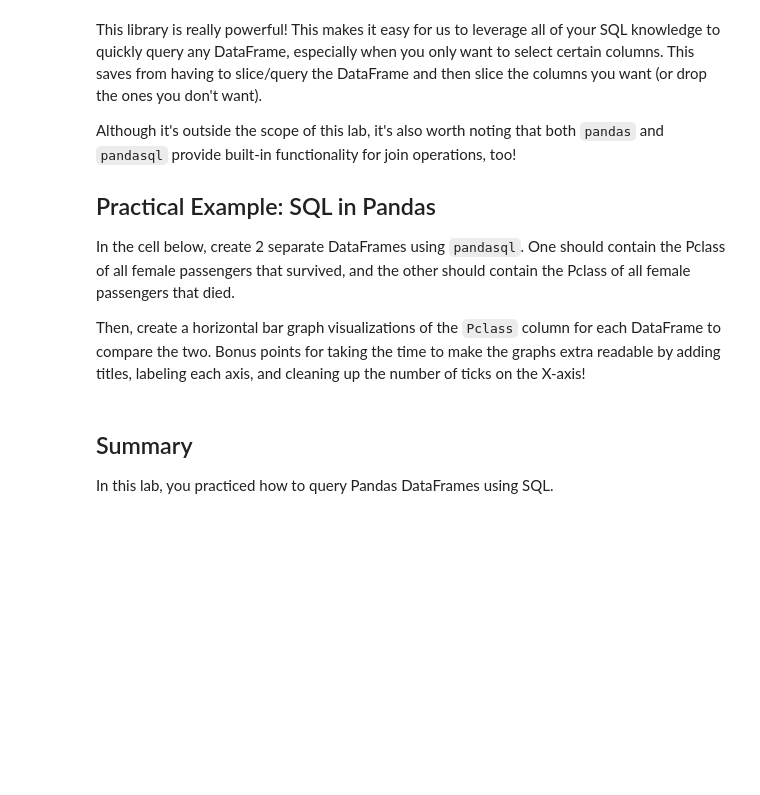
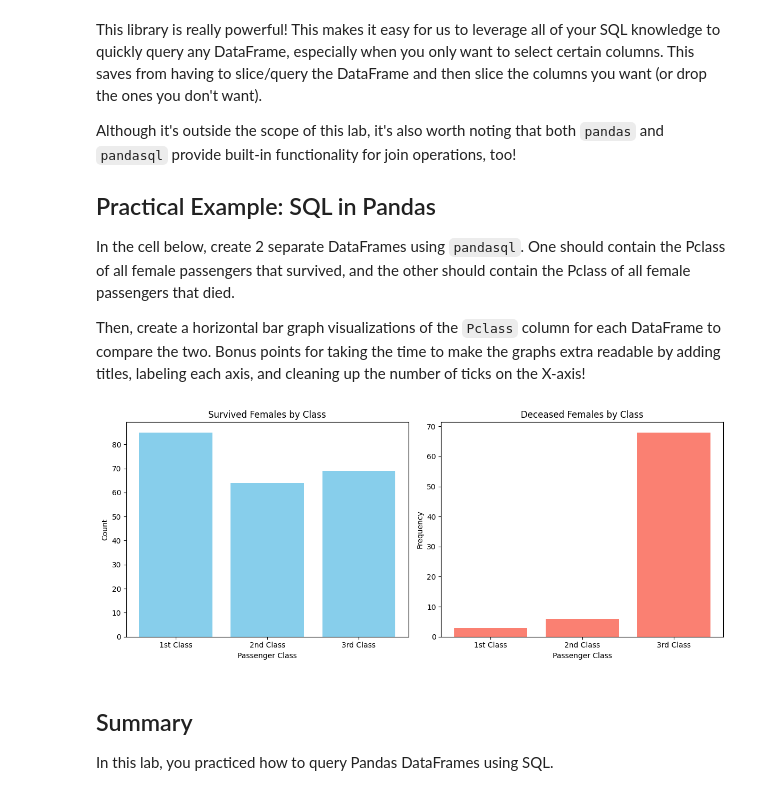
Before and after one commit to Ray-Onsongo/dsc-using-sql-with-pandas-lab-Ray, a Jupyter notebook: index.ipynb, the cells around one changed output. Saved outputs shown, nothing was run; the diff lists cells and outputs as text; code cells hidden in the pictures; blank space fills up the shorter version.

```diff
--- a/index.ipynb
+++ b/index.ipynb
@@ -237,5 +251,5 @@ would return a copy of the `some_df` dataframe, but will now include a column `C
 
 In the cell below, use the DataFrame's `eval()` method in place to add a column called `Age_x_Fare`, and set it equal to `Age` multiplied by `Fare`.
 # %%
-df = None
+df = df.eval('Age_x_Fare = Age * Fare')
 df.head()
@@ -266,3 +304,5 @@ pysqldf = None
+# %%
+pysqldf = lambda q : sqldf(q, globals())
 # %% [markdown]
 Great! That will save you from having to pass `globals()` as an argument every time you query, which can get a bit tedious.
 
@@ -313,3 +384,55 @@ died_females_by_pclass_df = None
+# %%
+# Write your queries in these variables to keep your code well-formatted and readable
+q3 = """
+SELECT
+    Name, Pclass
+FROM df
+WHERE Sex = 'female' AND Survived = 1;
+"""
+q4 = """
+SELECT
+    Name, Pclass
+FROM df
+WHERE Sex = 'female' AND Survived = 0;
+"""
+
+survived_females_by_pclass_df = pysqldf(q3)
+died_females_by_pclass_df = pysqldf(q4)
+
+ #Convert Pclass to numeric (if not already)
+survived_females_by_pclass_df['Pclass'] = pd.to_numeric(survived_females_by_pclass_df['Pclass'], errors='coerce').dropna()
+died_females_by_pclass_df['Pclass'] = pd.to_numeric(died_females_by_pclass_df['Pclass'], errors='coerce').dropna()
+
+
+plt.figure(figsize=(12, 5))
+
+# Plot for survived females by Pclass
+plt.subplot(1, 2, 1)
+survived_females_by_pclass_df['Pclass'].plot(kind='hist',
+                                            bins=[0.5, 1.5, 2.5, 3.5],
+                                            rwidth=0.8,
+                                            color='skyblue',
+                                            align='mid')
+plt.xticks([1, 2, 3], ['1st Class', '2nd Class', '3rd Class'])
+plt.title('Survived Females by Class')
+plt.xlabel('Passenger Class')
+plt.ylabel('Count')
+
+# Plot for deceased females by Pclass
+plt.subplot(1, 2, 2)
+died_females_by_pclass_df['Pclass'].plot(kind='hist',
+                                       bins=[0.5, 1.5, 2.5, 3.5],
+                                       rwidth=0.8,
+                                       color='salmon',
+                                       align='mid')
+plt.xticks([1, 2, 3], ['1st Class', '2nd Class', '3rd Class'])
+plt.title('Deceased Females by Class')
+plt.xlabel('Passenger Class')
+
+plt.tight_layout()
+plt.show()
+# %% [output]
+[figure, added]
 # %% [markdown]
 ## Summary
 
```
Also changed, not shown: parts of 12 cells of this notebook.
